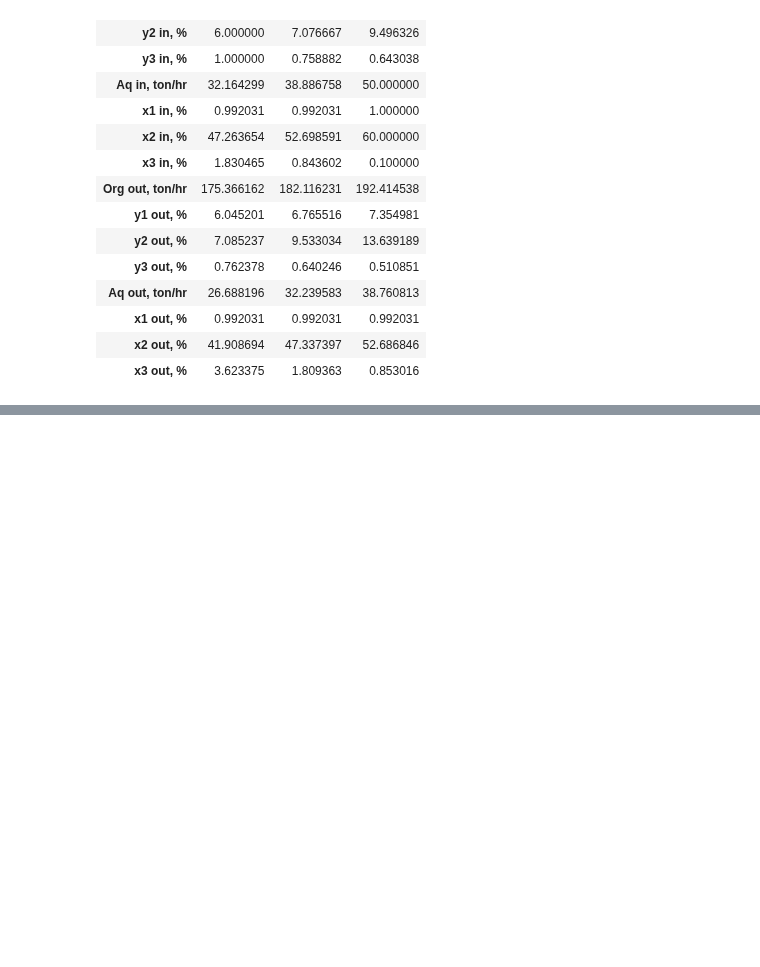
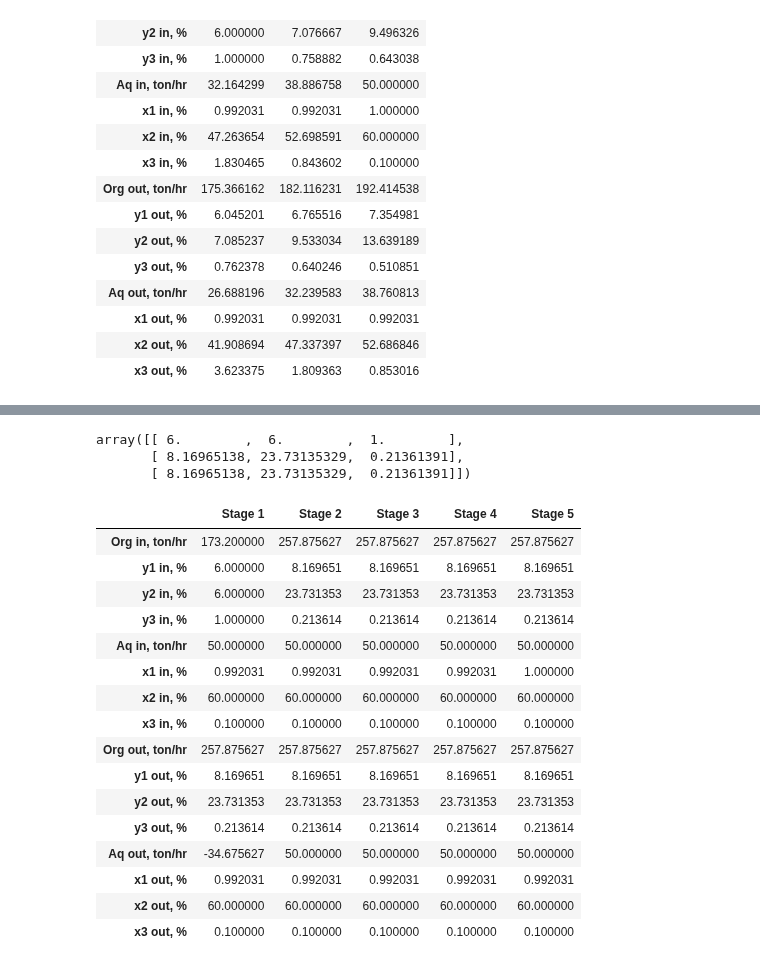
Before and after one commit to vladgap/LLC, a Jupyter notebook: Rotem LLC Extraction 3.ipynb, the cells around one changed output, grey strips where cells are left out. Cells and saved outputs as stored; diff of their text form; code cells hidden in the pictures; blank space fills up the shorter version.

```diff
--- a/Rotem LLC Extraction 3.ipynb
+++ b/Rotem LLC Extraction 3.ipynb
@@ -523,0 +557,12 @@ table1_1
+# %%
+# Substitution
+self.Ain_list = np.concatenate([self.Aout_list[1:],[self.Ain_list[0]]])
+self.Oin_list = np.concatenate([[self.Oin_list[0]],self.Oout_list[:-1]])
+self.xin_list = np.concatenate([self.xout_list[1:],[self.xin_list[0]]])
+self.yin_list = np.concatenate([[self.yin_list[0]],self.yout_list[:-1]])
+# self.Oin_list
+self.yin_list
+# %% [output]
+array([[ 6.        ,  6.        ,  1.        ],
+       [ 8.16965138, 23.73135329,  0.21361391],
+       [ 8.16965138, 23.73135329,  0.21361391]])
@@ -523,0 +595,29 @@ table1_1
+# %%
+def display_table(batt, show=True, index_names=[]):
+    len1=len(batt.xin_list[0])
+    out=np.concatenate((
+        [batt.Oin_list],
+        batt.yin_list.T,
+        [batt.Ain_list],
+        batt.xin_list.T,
+        [batt.Oout_list],
+        batt.yout_list.T,
+        [batt.Aout_list],
+        batt.xout_list.T,
+        ),axis=0)
+    Name = (
+        ['Org in, ton/hr']+
+        ['y'+str(a+1)+' in, %' for a in range(len1)]+
+        ['Aq in, ton/hr']+
+        ['x'+str(a+1)+' in, %' for a in range(len1)]+
+        ['Org out, ton/hr']+
+        ['y'+str(a+1)+' out, %' for a in range(len1)]+
+        ['Aq out, ton/hr']+
+        ['x'+str(a+1)+' out, %' for a in range(len1)]
+        )
+    columns = ['Stage '+str(a) for a in range(1,batt.stages_num+1)]
+    if len(index_names)>0:
+        Name=index_names
+    self.data=pd.DataFrame(out, columns=columns, index=Name)
+    if show:
+        display (self.data)
@@ -523,0 +637,28 @@ table1_1
+# %%
+self.xout_list, self.yout_list = self.EQUIL(self.xin_list).xout, self.EQUIL(self.xin_list).yout
+out_flows = run(self)
+self.Oout_list, self.Aout_list = out_flows.reshape(self.stages_num,2)[:,0], out_flows.reshape(self.stages_num,2)[:,1]
+# Substitution
+self.Oin_list[1:] = self.Oout_list[:-1]
+self.yin_list[1:] = self.yout_list[:-1]
+self.Ain_list[:-1] = self.Aout_list[1:]
+self.xin_list[:-1] = self.xout_list[1:]
+display_table(self)
+# %% [output]
+|  | Stage 1 | Stage 2 | Stage 3 | Stage 4 | Stage 5 |
+| Org in, ton/hr | 173.200000 | 257.875627 | 257.875627 | 257.875627 | 257.875627 |
+| y1 in, % | 6.000000 | 8.169651 | 8.169651 | 8.169651 | 8.169651 |
+| y2 in, % | 6.000000 | 23.731353 | 23.731353 | 23.731353 | 23.731353 |
+| y3 in, % | 1.000000 | 0.213614 | 0.213614 | 0.213614 | 0.213614 |
+| Aq in, ton/hr | 50.000000 | 50.000000 | 50.000000 | 50.000000 | 50.000000 |
+| x1 in, % | 0.992031 | 0.992031 | 0.992031 | 0.992031 | 1.000000 |
+| x2 in, % | 60.000000 | 60.000000 | 60.000000 | 60.000000 | 60.000000 |
+| x3 in, % | 0.100000 | 0.100000 | 0.100000 | 0.100000 | 0.100000 |
+| Org out, ton/hr | 257.875627 | 257.875627 | 257.875627 | 257.875627 | 257.875627 |
+| y1 out, % | 8.169651 | 8.169651 | 8.169651 | 8.169651 | 8.169651 |
+| y2 out, % | 23.731353 | 23.731353 | 23.731353 | 23.731353 | 23.731353 |
+| y3 out, % | 0.213614 | 0.213614 | 0.213614 | 0.213614 | 0.213614 |
+| Aq out, ton/hr | -34.675627 | 50.000000 | 50.000000 | 50.000000 | 50.000000 |
+| x1 out, % | 0.992031 | 0.992031 | 0.992031 | 0.992031 | 0.992031 |
+| x2 out, % | 60.000000 | 60.000000 | 60.000000 | 60.000000 | 60.000000 |
+| x3 out, % | 0.100000 | 0.100000 | 0.100000 | 0.100000 | 0.100000 |
```
Also changed, not shown: parts of 15 cells of this notebook.
